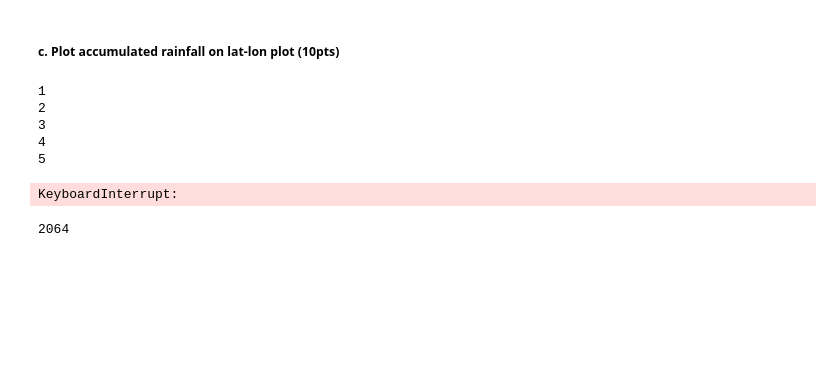
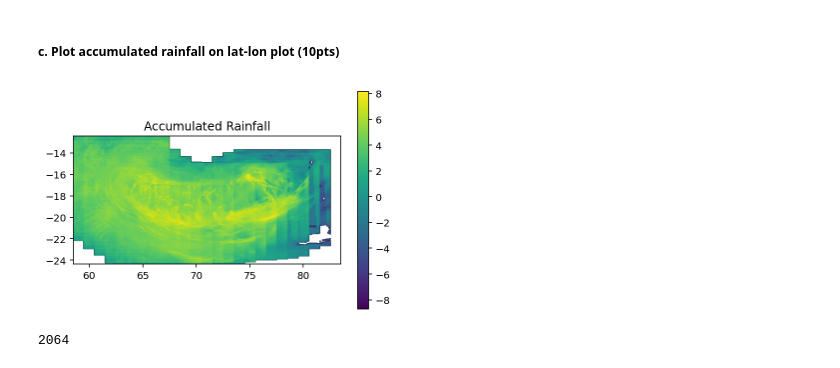
Before and after one commit to pjin1010/ResearchSpring2022, a Jupyter notebook: finalSpring2022.ipynb, the cells around one changed output. Drawn from its saved outputs; the diff is of its cells as text; code cells hidden in the pictures; blank space fills up the shorter version.

```diff
--- a/finalSpring2022.ipynb
+++ b/finalSpring2022.ipynb
@@ -442,7 +442,7 @@ def createCartGrid(ncPaths):
     x2, y2 = np.meshgrid(x1, y1)
     return x1,y1,x2,y2
 # %%
-def makeInterpCart(dsi, gridx, gridy):
+def makeInterpCart(dsi, gridx, gridy, interpType):
     zi = dsi.APCP_surface.isel(time=0).values
     loni = dsi.longitude.values
     lati = dsi.latitude.values
@@ -451,40 +451,33 @@ def makeInterpCart(dsi, gridx, gridy):
     # number of points X 2 matrix of x y
     xyi = np.stack((xi2.flatten(), yi2.flatten())).T
 
-    interpi = NearestNDInterpolator(xyi, zi.flatten())
+    if(interpType == 'near'):
+        interpi = NearestNDInterpolator(xyi, zi.flatten())
+    if(interpType == 'lin'):
+        interpi = LinearNDInterpolator(xyi, zi.flatten(), fill_value=0.0)
     Zi = interpi(gridx, gridy)
     return Zi
 # %%
-def findTotalMovingCenter(ncPaths):
+def findTotalMovingCenter(ncPaths, interpType):
     dataarray = np.zeros(len(ncPaths), dtype=np.ndarray)
     #for i,j in enumerate(range(startHour,endHour,stepHour)):
     counter = 0
     for ncPath in ncPaths:
         ds = xr.open_dataset(ncPath)
         x2,y2 = createCartGrid(ncPaths)[2:]
-        dataarray[counter] = makeInterpCart(ds, x2, y2)
+        dataarray[counter] = makeInterpCart(ds, x2, y2, interpType)
         counter += 1
-        print(counter)
+        #print(counter)
 
     #find total rainfall
     cum = np.sum(dataarray, axis=0)
     return dataarray, cum
 # %%
-def plotTotalMovingCenter(ncPaths,cum):
+def plotTotalMovingCenter(ncPaths, cum):
     #Plot total rainfall
     plt.figure()
     grid = createCartGrid(ncPaths)
 
     plt.pcolormesh(grid[0], grid[1], np.log(cum), shading='gouraud')
     plt.colorbar()
-    plt.title("Superimposed Centered Data: " + str(t))
+    plt.title("Accumulated Rainfall")
-# %%
-#this takes a long time to run
-cum = findTotalMovingCenter(filesNc_batsirai08s)[1]
-# %% [output]
-1
-2
-3
-4
-5
-KeyboardInterrupt:
@@ -494,0 +484,12 @@ plt.show()
+# %%
+#We test the linear interpolater for smaller samples to see functionality
+# 'near' for Nearest Interpolation
+# 'lin' for Linear Interpolation, fills in 0's as default
+
+cumPartial = findTotalMovingCenter(filesNc_batsirai08s[:30],'lin')[1]
+plotTotalMovingCenter(filesNc_batsirai08s[:30],cumPartial)
+
+plt.gca().set_aspect('equal')
+plt.show()
+# %% [output]
+[figure, added]
```
Also changed, not shown: parts of 3 cells of this notebook.
